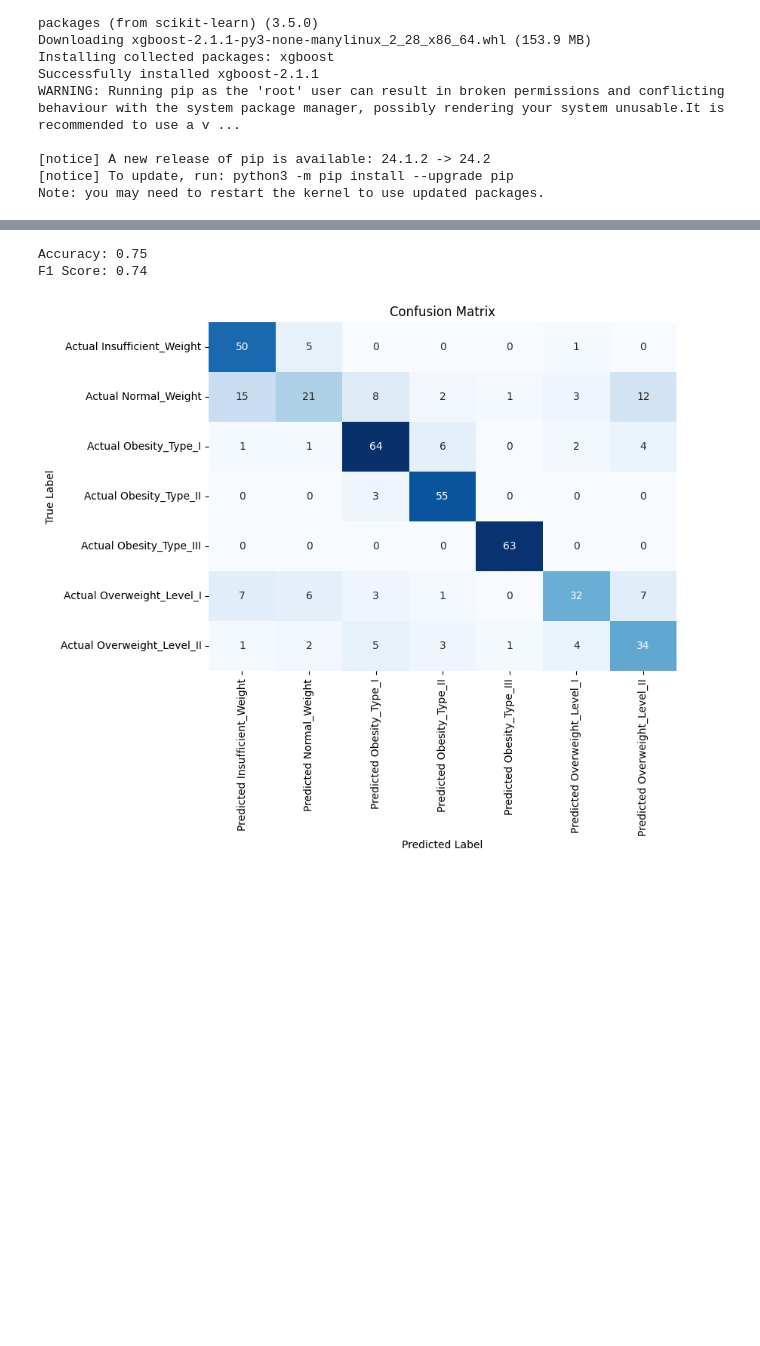
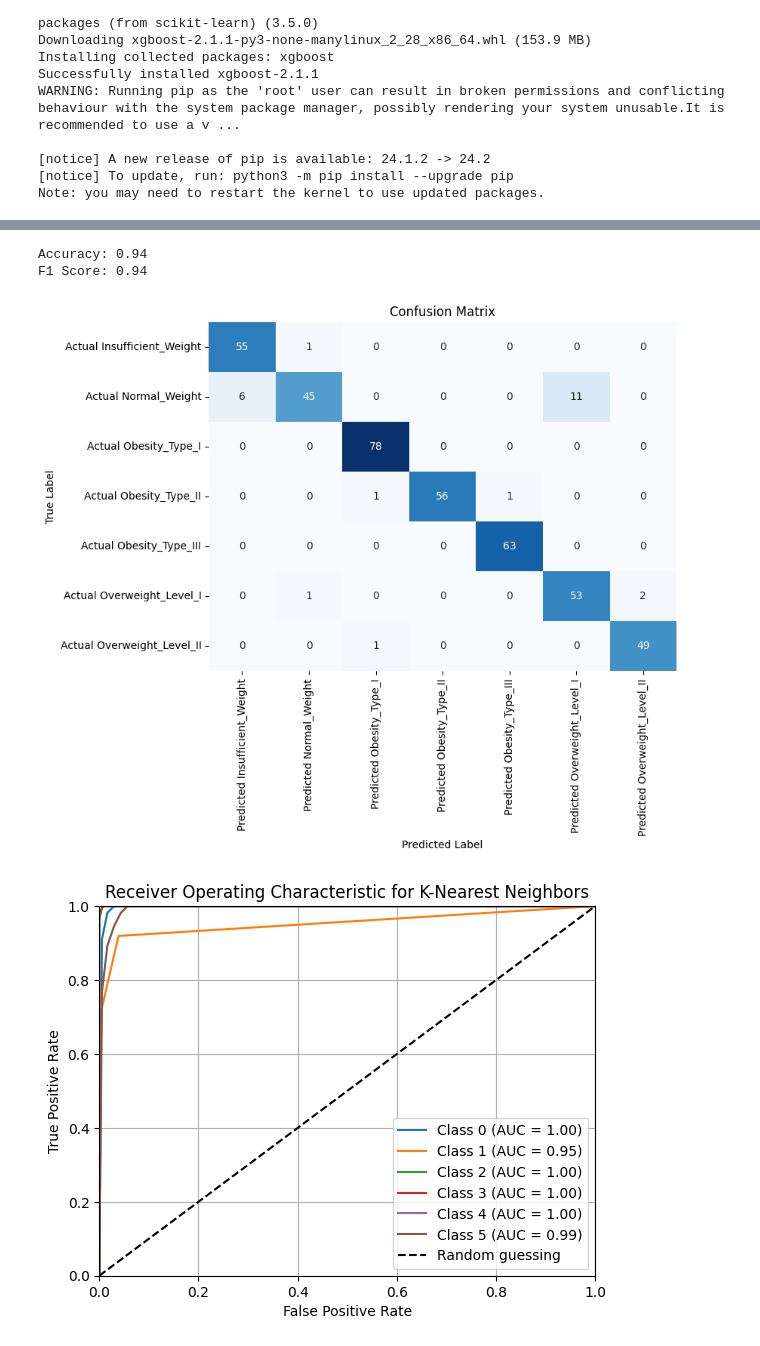
Before and after one commit to ZainAli26/NUTechAI, a Jupyter notebook: ai-programming/A1/AdvanceProgramming-A1.ipynb, the cells around one changed output, grey strips where cells are left out. Saved outputs shown, nothing was run; the diff lists cells and outputs as text; code cells hidden in the pictures; blank space fills up the shorter version.

Commit message:
assignment 1 for ai prgoramming updated with roc curve

```diff
--- a/ai-programming/A1/AdvanceProgramming-A1.ipynb
+++ b/ai-programming/A1/AdvanceProgramming-A1.ipynb
@@ -31,6 +31,8 @@ obesity_df.head()
 | 2 | Male | 23.0 | 1.80 | 77.0 | yes | no | 2.0 | 3.0 | Sometimes | no | ... |
 | 3 | Male | 27.0 | 1.80 | 87.0 | no | no | 3.0 | 3.0 | Sometimes | no | ... |
 | 4 | Male | 22.0 | 1.78 | 89.8 | no | no | 2.0 | 1.0 | Sometimes | no | ... |
+# %%
+obesity_df['BMI'] = obesity_df['Weight'] / (obesity_df['Height'] ** 2)
 # %%
 from sklearn.preprocessing import LabelEncoder
 
@@ -152,10 +161,11 @@ Passing `palette` without assigning `hue` is deprecated and will be removed in v
 # %%
 from sklearn.model_selection import train_test_split
+from sklearn.preprocessing import label_binarize
 
-X = obesity_df  # Features
+# y_bin = label_binarize(y, classes=[0, 1, 2, 3, 4, 5])
+# n_classes = y_bin.shape[1]
 
-# Create a train-test split (80% training, 20% testing)
-X_train, X_test, y_train, y_test = train_test_split(X, y, test_size=0.2, random_state=42)
+X_train, X_test, y_train, y_test = train_test_split(obesity_df, y, test_size=0.2, random_state=42)
 
 # Display the shapes of the datasets
 print(f"Training data shape: {X_train.shape}")
@@ -213,6 +261,8 @@ F1 Score: 0.73
 # %%
 # Knearest Neighbour Training & Evaluation
+from sklearn.metrics import roc_curve, auc
 
+from sklearn.metrics import accuracy_score, f1_score, confusion_matrix
 from sklearn.neighbors import KNeighborsClassifier
 # Create a K-Nearest Neighbors model
 knn_model = KNeighborsClassifier(n_neighbors=5)  # You can adjust n_neighbors
@@ -225,36 +275,69 @@ y_pred = knn_model.predict(X_test)
 
 accuracy = accuracy_score(y_test, y_pred)
 print(f"Accuracy: {accuracy:.2f}")
 
 # Calculate F1 score
 f1 = f1_score(y_test, y_pred, average='weighted')
 print(f'F1 Score: {f1:.2f}')
 
 conf_matrix = confusion_matrix(y_test, y_pred)
 
 obese_labels = {'Insufficient_Weight': 0, 'Normal_Weight': 1, 'Obesity_Type_I': 2, 'Obesity_Type_II': 3, 'Obesity_Type_III': 4, 'Overweight_Level_I': 5, 'Overweight_Level_II': 6}
 
 
 xticketlabelvalues = []
 yticketlabelvalues = []
 for obese_label in obese_labels.keys():
     xticketlabelvalues.append("Predicted " + obese_label)
     yticketlabelvalues.append("Actual " + obese_label)
 
 # Plot the confusion matrix
 plt.figure(figsize=(8, 6))
 sns.heatmap(conf_matrix, annot=True, fmt='d', cmap='Blues', cbar=False,
             xticklabels=xticketlabelvalues,
             yticklabels=yticketlabelvalues)
 
 plt.xlabel('Predicted Label')
 plt.ylabel('True Label')
 plt.title('Confusion Matrix')
 plt.show()
+
+# Get predicted probabilities for the test set
+y_score = knn_model.predict_proba(X_test)
+
+# Compute ROC curve and ROC AUC for each class
+fpr = {}
+tpr = {}
+roc_auc = {}
+
+# Binarize the output labels (One-vs-Rest style for ROC curve)
+y_test_bin = np.zeros((y_test.shape[0], n_classes))
+for i in range(n_classes):
+    y_test_bin[:, i] = (y_test == i).astype(int)
+
+n_classes = 6
+for i in range(n_classes):
+    fpr[i], tpr[i], _ = roc_curve(y_test_bin[:, i], y_score[:, i])  # Use the probabilities for the current class
+    roc_auc[i] = auc(fpr[i], tpr[i])  # Calculate the AUC for the current class
+
+plt.figure()
+for i in range(n_classes):
+    plt.plot(fpr[i], tpr[i], label=f'Class {i} (AUC = {roc_auc[i]:.2f})')
+
+plt.plot([0, 1], [0, 1], 'k--', label="Random guessing")
+plt.xlim([0.0, 1.0])
+plt.ylim([0.0, 1.0])
+plt.xlabel('False Positive Rate')
+plt.ylabel('True Positive Rate')
+plt.title('Receiver Operating Characteristic for K-Nearest Neighbors')
+plt.legend(loc="lower right")
+plt.grid()
+plt.show()
 # %% [output]
-Accuracy: 0.75
-F1 Score: 0.74
+Accuracy: 0.94
+F1 Score: 0.94
-[figure, old version]
+[figure, new version]
+[figure, added]
 # %%
 # Random Forest Training & Evaluation
 
```
Also changed, not shown: parts of 11 cells of this notebook, 1 other file.
